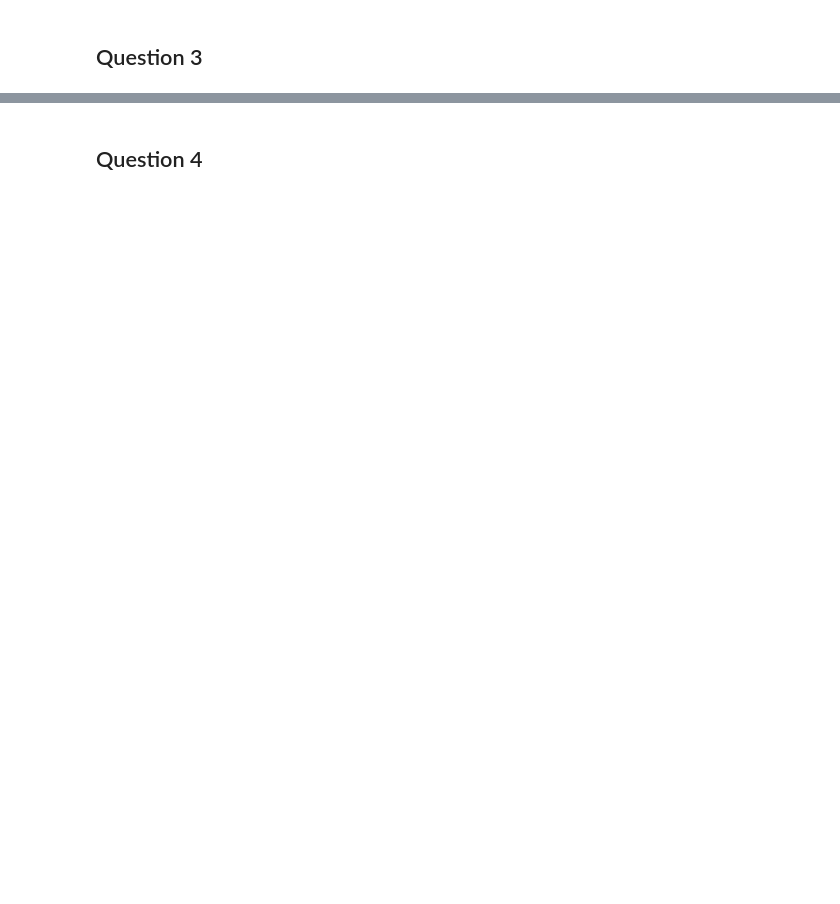
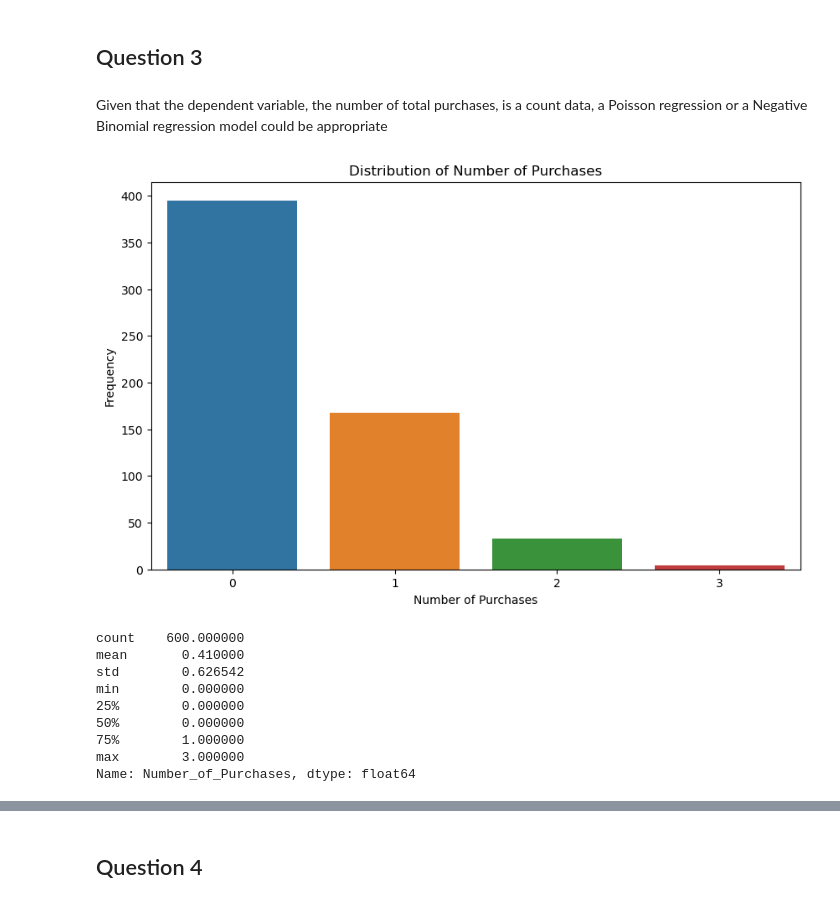
Before and after one commit to simoneassirelli/CMA_groupwork, a Jupyter notebook: notebook.ipynb, the cells around one changed output, grey strips where cells are left out. Saved outputs shown, nothing was run; the diff lists cells and outputs as text; code cells hidden in the pictures; blank space fills up the shorter version.

```diff
--- a/notebook.ipynb
+++ b/notebook.ipynb
@@ -176,2 +205,29 @@ Marketing Implications:
 # %% [markdown]
 ## Question 3
+# %% [markdown]
+Given that the dependent variable, the number of total purchases, is a count data, a Poisson regression or a Negative Binomial regression model could be appropriate
+# %%
+import seaborn as sns
+import matplotlib.pyplot as plt
+
+# Plotting the distribution of Number_of_Purchases
+plt.figure(figsize=(10, 6))
+sns.countplot(data = df, x = 'Number_of_Purchases')
+plt.title('Distribution of Number of Purchases')
+plt.xlabel('Number of Purchases')
+plt.ylabel('Frequency')
+plt.show()
+
+# Summary statistics for Number_of_Purchases
+df['Number_of_Purchases'].describe()
+# %% [output]
+[figure, added]
+count    600.000000
+mean       0.410000
+std        0.626542
+min        0.000000
+25%        0.000000
+50%        0.000000
+75%        1.000000
+max        3.000000
+Name: Number_of_Purchases, dtype: float64
```
Also changed, not shown: parts of 4 cells of this notebook.
